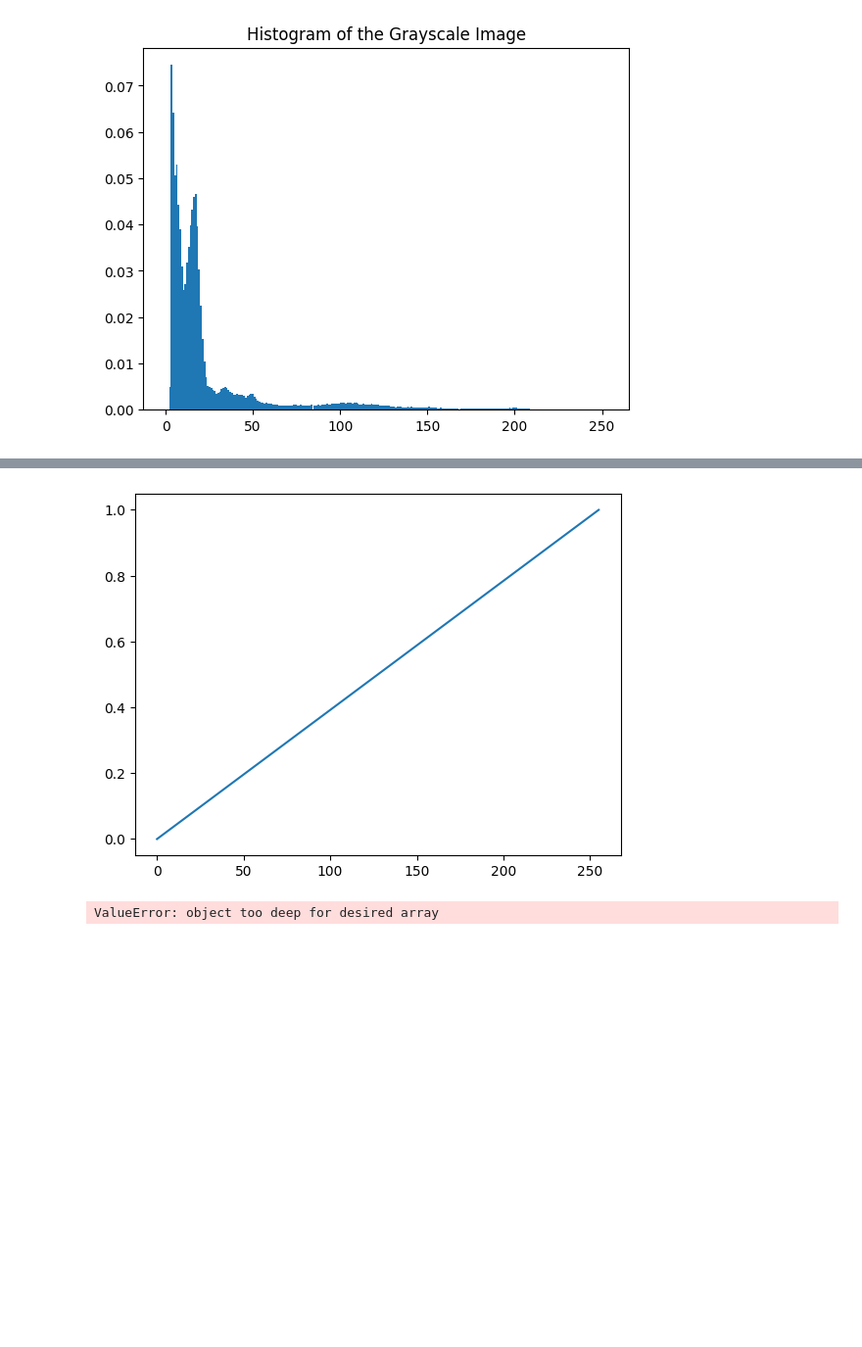
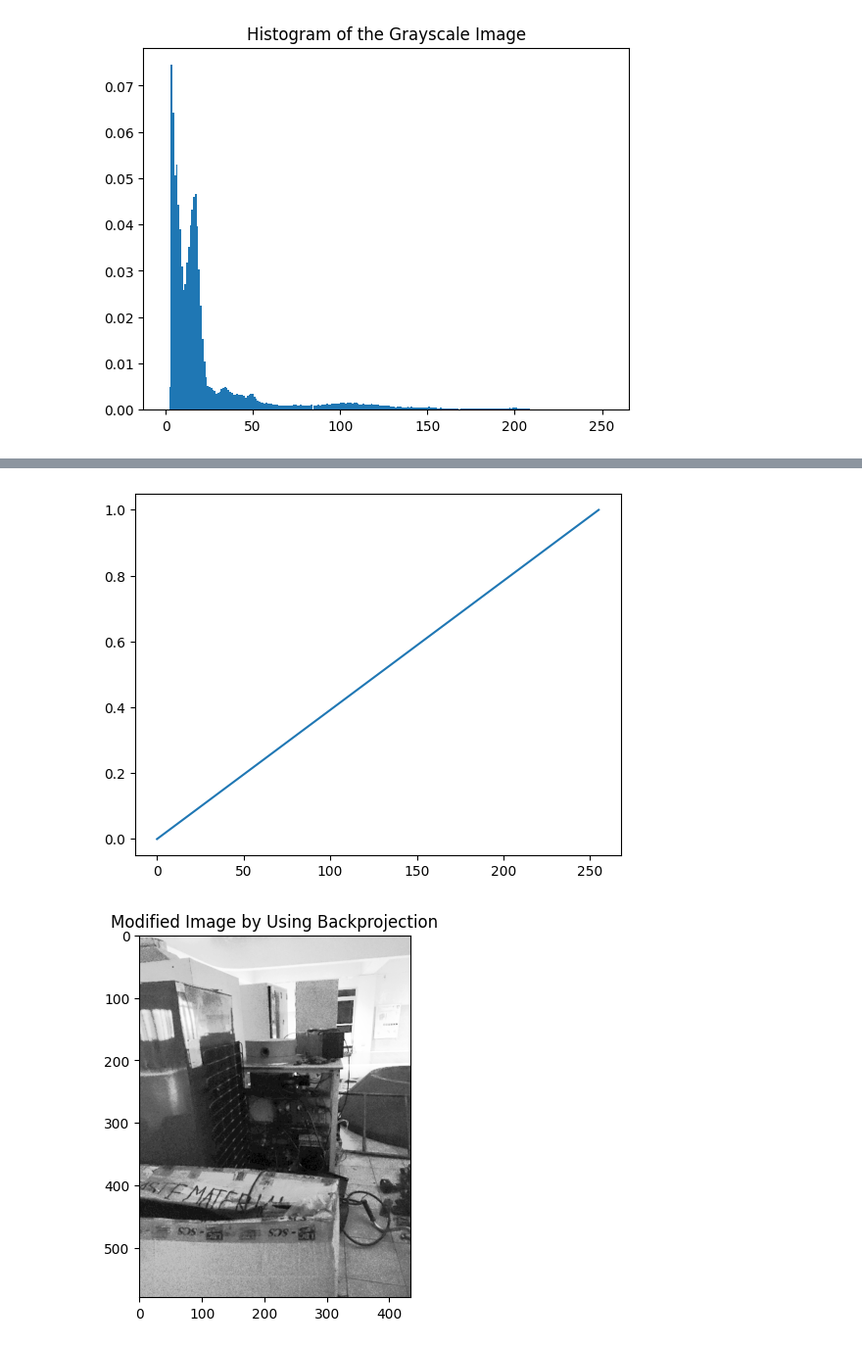
Before and after one commit to jclmaypa/MAYPA_AP-157-Submissions, a Jupyter notebook: Activity 1/Activity 1.ipynb, the cells around one changed output, grey strips where cells are left out. Shown at 98% size. Cells and saved outputs as stored; diff of their text form; code cells hidden in the pictures; blank space fills up the shorter version.

```diff
--- a/Activity 1/Activity 1.ipynb
+++ b/Activity 1/Activity 1.ipynb
@@ -333,16 +333,17 @@ print(integrate(norm_hist_values,bin_edges[3]-bin_edges[2]))
 # %%
 # Now applying histogram backprojecting
 desired_CDF = x/255
 plt.plot(desired_CDF)
 plt.show()
 
-f = np.interp(x, desired_CDF, CDF[processed_image[:]+1])
-new_GS = f(norm_hist_values)
-print(new_GS.shape)
-plt.plot(new_GS)
+new_GS = np.interp(CDF[flattened], x, desired_CDF)
+new_GS = np.reshape(new_GS, processed_image.shape)
+
+plt.imshow(new_GS, cmap = "gray")
+plt.title("Modified Image by Using Backprojection")
 plt.show()
 # %% [output]
 [figure]
-ValueError: object too deep for desired array
+[figure, added]
 # %%
 # Getting hist values and normalizing them
```
Also changed, not shown: parts of 4 cells of this notebook, 1 other file.
